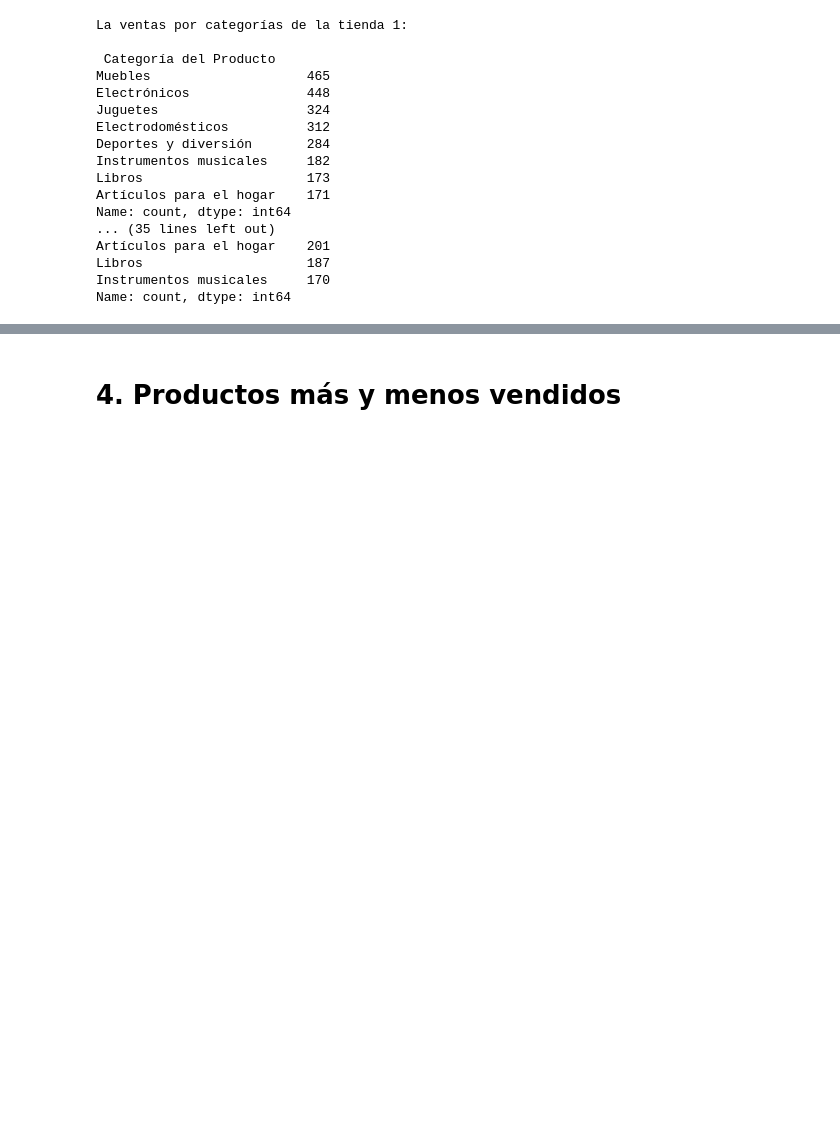
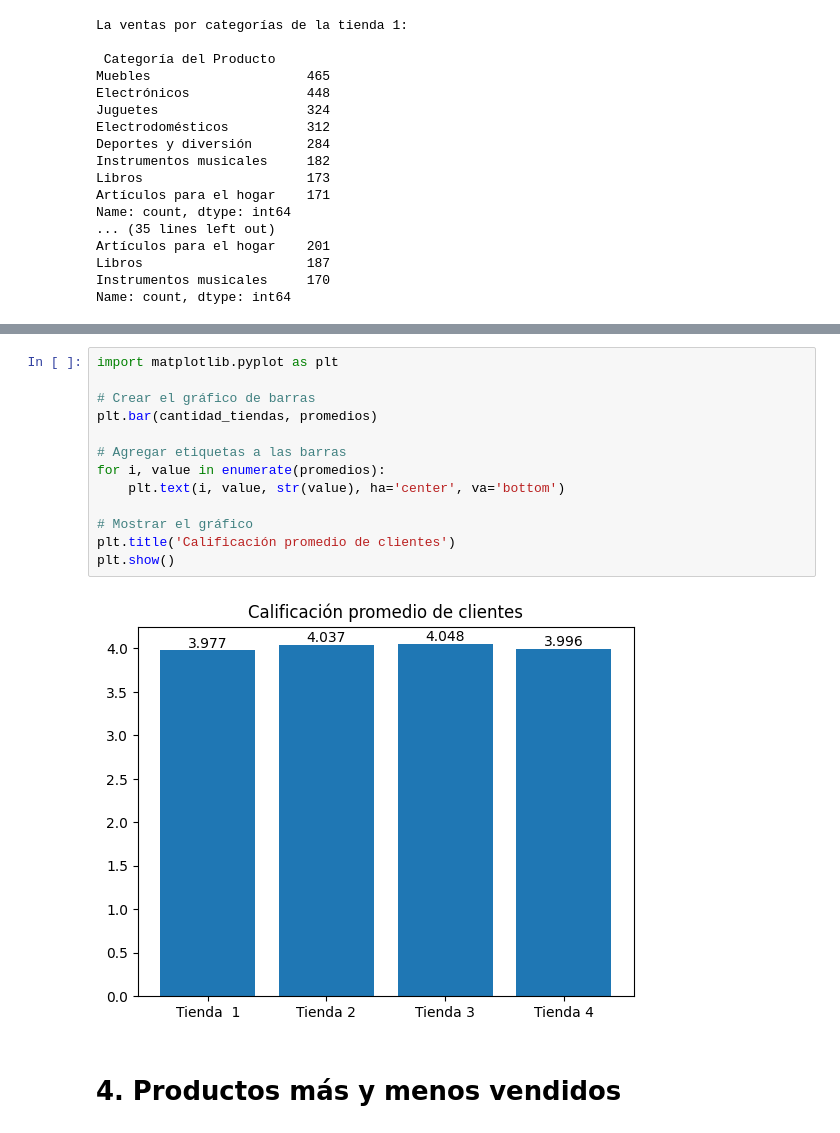
Before and after one commit to HadLe8/alura_store, a Jupyter notebook: AluraStoreLatam.ipynb, the cells around one changed output, grey strips where cells are left out. Cells and saved outputs as stored; diff of their text form; blank space fills up the shorter version.

```diff
--- a/AluraStoreLatam.ipynb
+++ b/AluraStoreLatam.ipynb
@@ -73,3 +107,18 @@ El promedio de calificaciones de la tienda 4 es: 3.9957591178965224
+# %%
+import matplotlib.pyplot as plt
+
+# Crear el gráfico de barras
+plt.bar(cantidad_tiendas, promedios)
+
+# Agregar etiquetas a las barras
+for i, value in enumerate(promedios):
+    plt.text(i, value, str(value), ha='center', va='bottom')
+
+# Mostrar el gráfico
+plt.title('Calificación promedio de clientes')
+plt.show()
+# %% [output]
+[figure, added]
 # %% [markdown]
 # 4. Productos más y menos vendidos
 # %%
```
Also changed, not shown: parts of 13 cells of this notebook.
